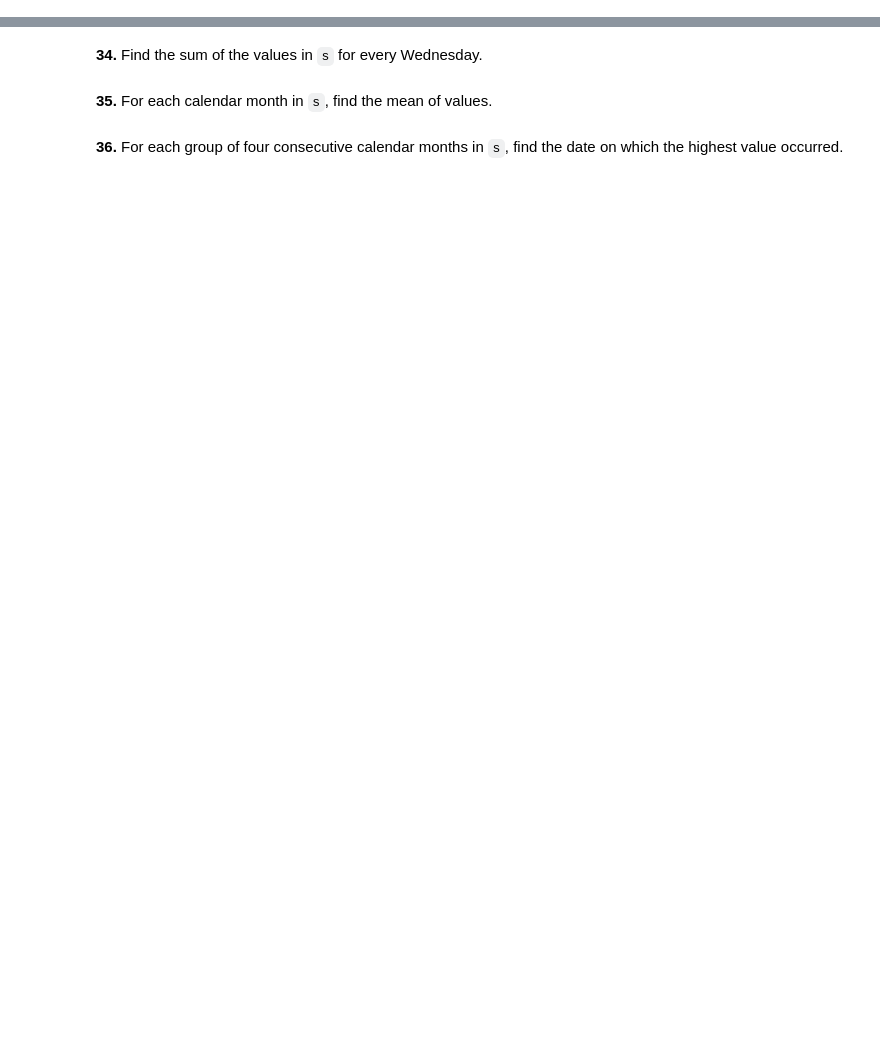
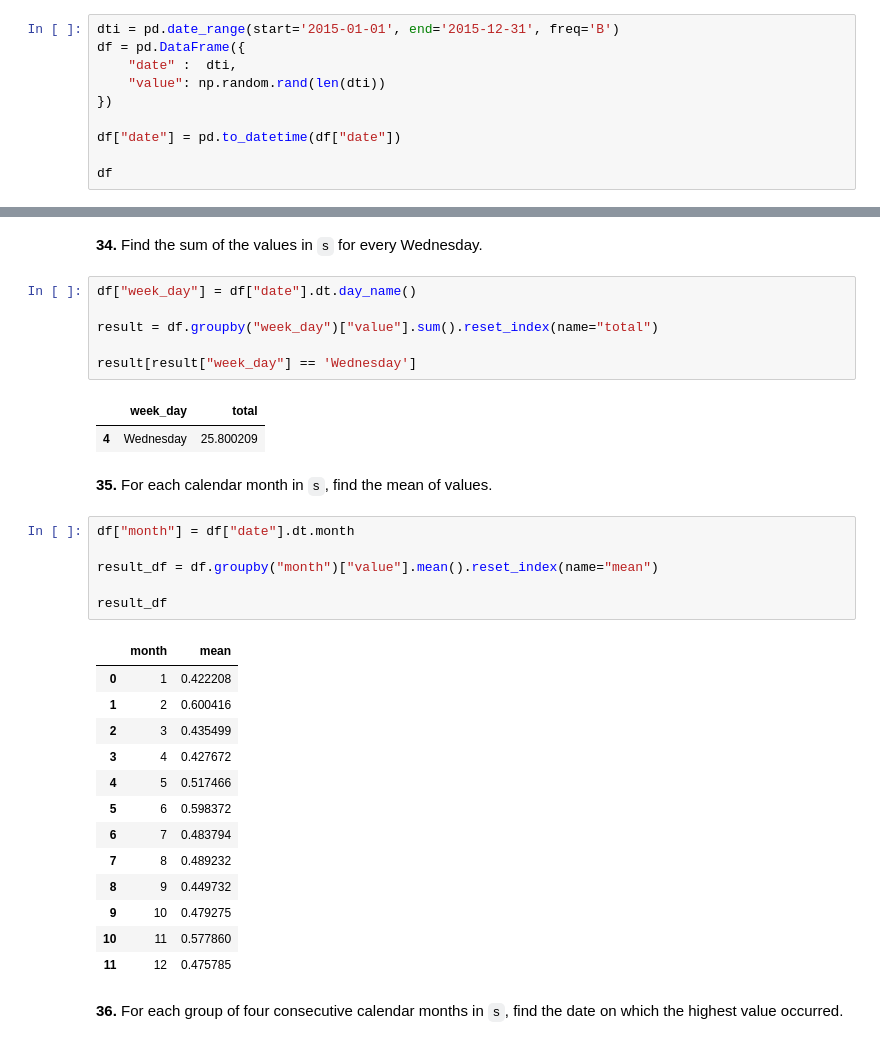
Before and after one commit to baxt1or/100_pandas_and_numpy_problems_with_solution, a Jupyter notebook: 100-pandas-puzzles.ipynb, the cells around one changed output, grey strips where cells are left out. Drawn from its saved outputs; the diff is of its cells as text; blank space fills up the shorter version.

```diff
--- a/100-pandas-puzzles.ipynb
+++ b/100-pandas-puzzles.ipynb
@@ -668,3 +668,13 @@ Difficulty: *easy/medium*
 pandas is fantastic for working with dates and times. These puzzles explore some of this functionality.
 # %% [markdown]
 **33.** Create a DatetimeIndex that contains each business day of 2015 and use it to index a Series of random numbers. Let's call this Series `s`.
+# %%
+dti = pd.date_range(start='2015-01-01', end='2015-12-31', freq='B')
+df = pd.DataFrame({
+    "date" :  dti,
+    "value": np.random.rand(len(dti))
+})
+
+df["date"] = pd.to_datetime(df["date"])
+
+df
@@ -671,6 +695,35 @@ pandas is fantastic for working with dates and times. These puzzles explore some
 # %% [markdown]
 **34.** Find the sum of the values in `s` for every Wednesday.
+# %%
+df["week_day"] = df["date"].dt.day_name()
+
+result = df.groupby("week_day")["value"].sum().reset_index(name="total")
+
+result[result["week_day"] == 'Wednesday']
+# %% [output]
+|  | week_day | total |
+| 4 | Wednesday | 25.800209 |
 # %% [markdown]
 **35.** For each calendar month in `s`, find the mean of values.
+# %%
+df["month"] = df["date"].dt.month
+
+result_df = df.groupby("month")["value"].mean().reset_index(name="mean")
+
+result_df
+# %% [output]
+|  | month | mean |
+| 0 | 1 | 0.422208 |
+| 1 | 2 | 0.600416 |
+| 2 | 3 | 0.435499 |
+| 3 | 4 | 0.427672 |
+| 4 | 5 | 0.517466 |
+| 5 | 6 | 0.598372 |
+| 6 | 7 | 0.483794 |
+| 7 | 8 | 0.489232 |
+| 8 | 9 | 0.449732 |
+| 9 | 10 | 0.479275 |
+| 10 | 11 | 0.577860 |
+| 11 | 12 | 0.475785 |
 # %% [markdown]
 **36.** For each group of four consecutive calendar months in `s`, find the date on which the highest value occurred.
```
Also changed, not shown: parts of 3 cells of this notebook.
